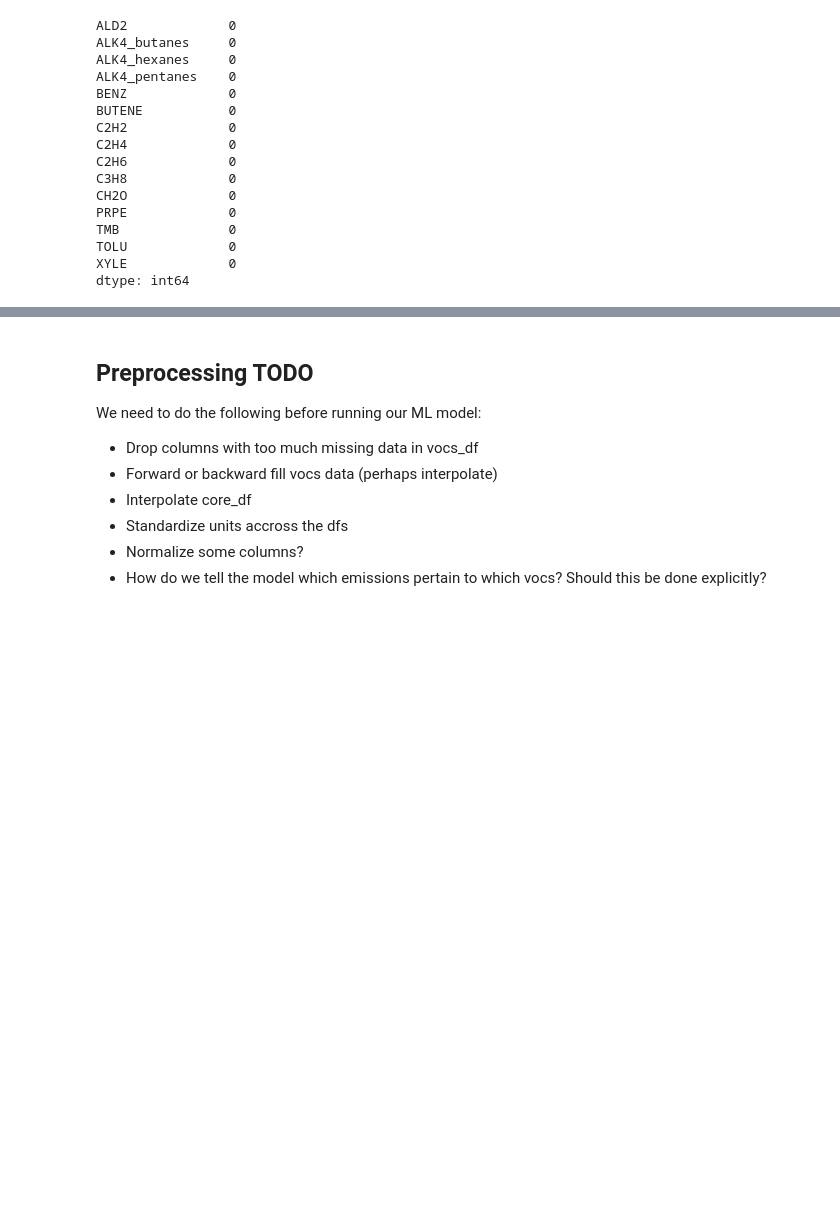
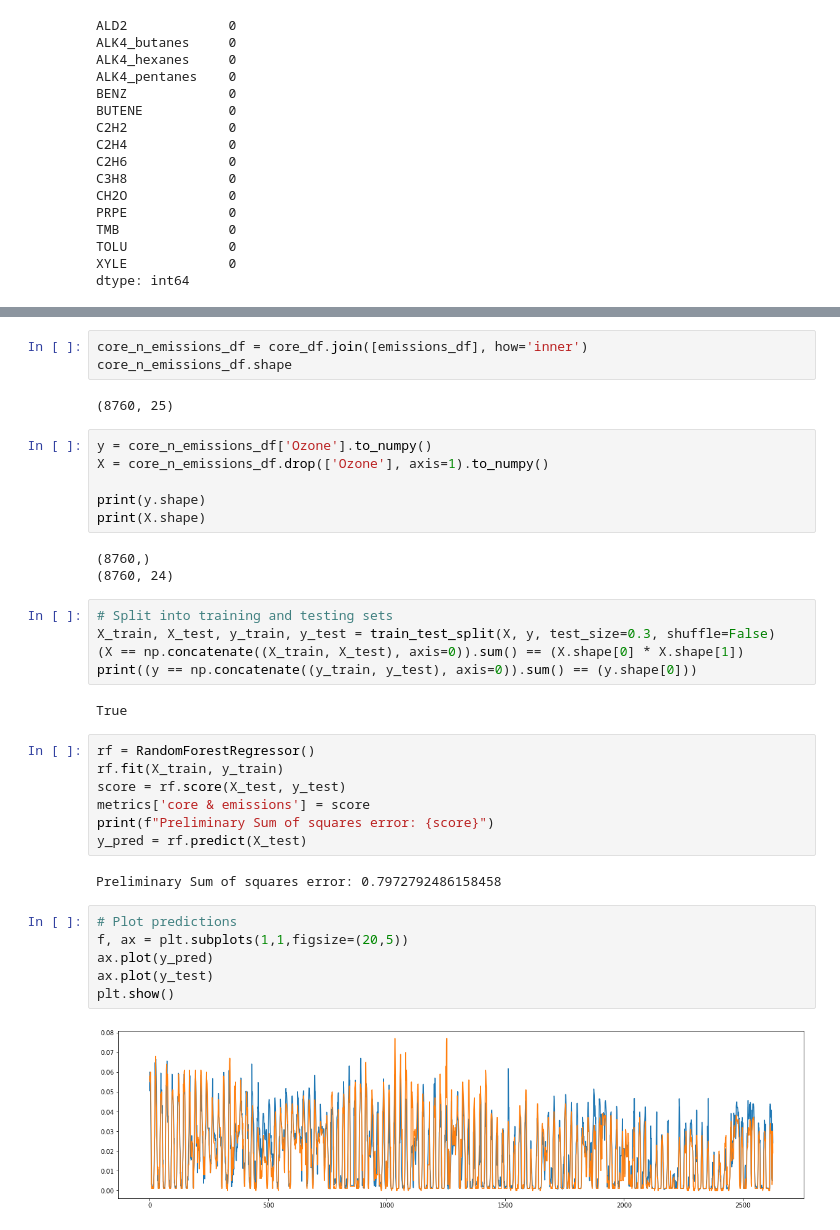
Before and after one commit to Tcintra/chem150, a Jupyter notebook: lab_notebook_2.ipynb, the cells around one changed output, grey strips where cells are left out. Saved outputs shown, nothing was run; the diff lists cells and outputs as text; blank space fills up the shorter version.

```diff
--- a/lab_notebook_2.ipynb
+++ b/lab_notebook_2.ipynb
@@ -107,11 +252,38 @@ Index(['Carbon monoxide', 'Nitrogen dioxide (NO2)', 'Ozone',
-# %% [markdown]
-## Preprocessing TODO
-
-We need to do the following before running our ML model:
-
-* Drop columns with too much missing data in vocs_df
-* Forward or backward fill vocs data (perhaps interpolate)
-* Interpolate core_df
-* Standardize units accross the dfs
-* Normalize some columns?
-* How do we tell the model which emissions pertain to which vocs? Should this be done explicitly?
+# %%
+core_n_emissions_df = core_df.join([emissions_df], how='inner')
+core_n_emissions_df.shape
+# %% [output]
+(8760, 25)
+# %%
+y = core_n_emissions_df['Ozone'].to_numpy()
+X = core_n_emissions_df.drop(['Ozone'], axis=1).to_numpy()
+
+print(y.shape)
+print(X.shape)
+# %% [output]
+(8760,)
+(8760, 24)
+# %%
+# Split into training and testing sets
+X_train, X_test, y_train, y_test = train_test_split(X, y, test_size=0.3, shuffle=False)
+(X == np.concatenate((X_train, X_test), axis=0)).sum() == (X.shape[0] * X.shape[1])
+print((y == np.concatenate((y_train, y_test), axis=0)).sum() == (y.shape[0]))
+# %% [output]
+True
+# %%
+rf = RandomForestRegressor()
+rf.fit(X_train, y_train)
+score = rf.score(X_test, y_test)
+metrics['core & emissions'] = score
+print(f"Preliminary Sum of squares error: {score}")
+y_pred = rf.predict(X_test)
+# %% [output]
+Preliminary Sum of squares error: 0.7972792486158458
+# %%
+# Plot predictions
+f, ax = plt.subplots(1,1,figsize=(20,5))
+ax.plot(y_pred)
+ax.plot(y_test)
+plt.show()
+# %% [output]
+[figure, added]
```
Also changed, not shown: parts of 28 cells of this notebook, 2 other files.
